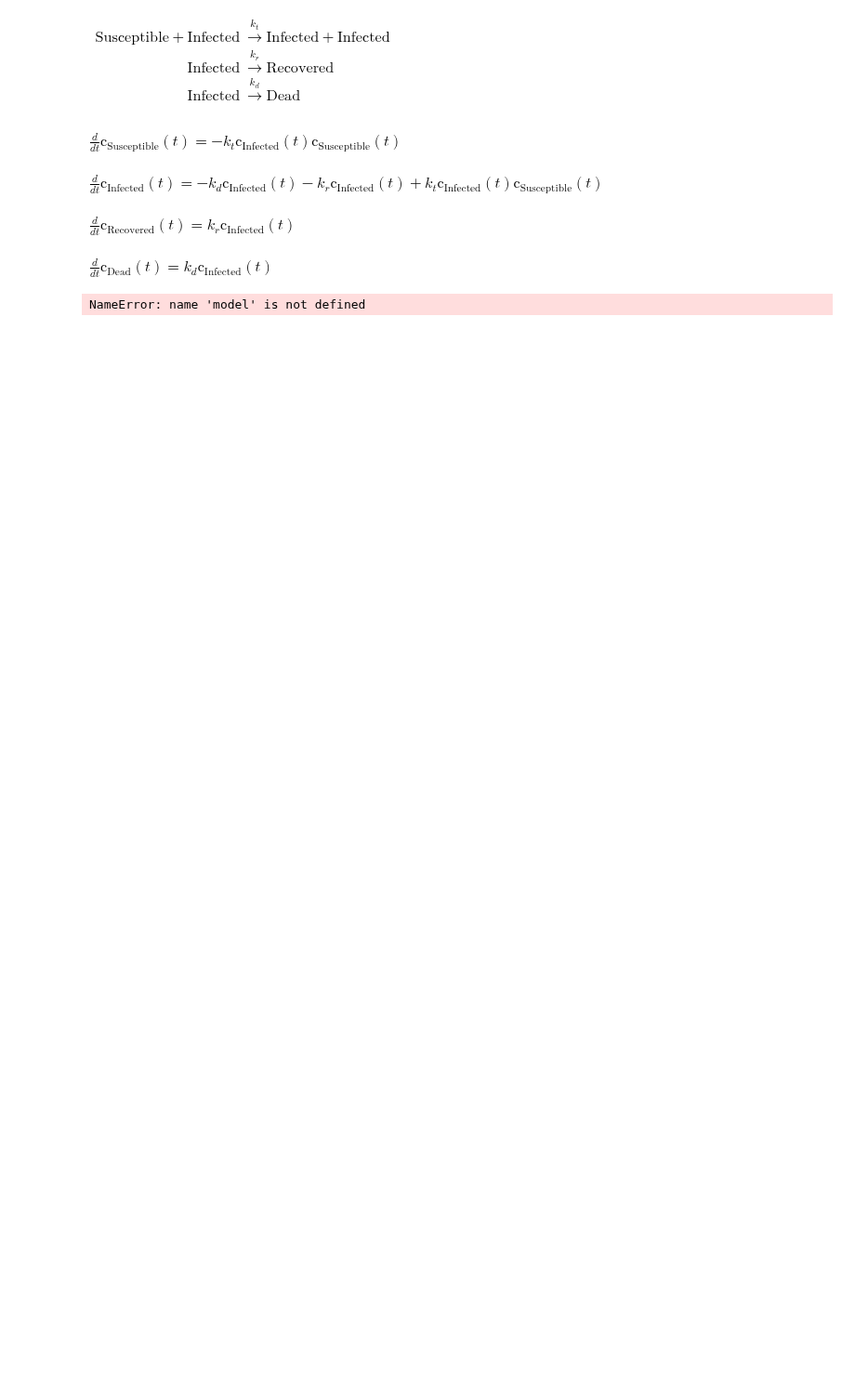
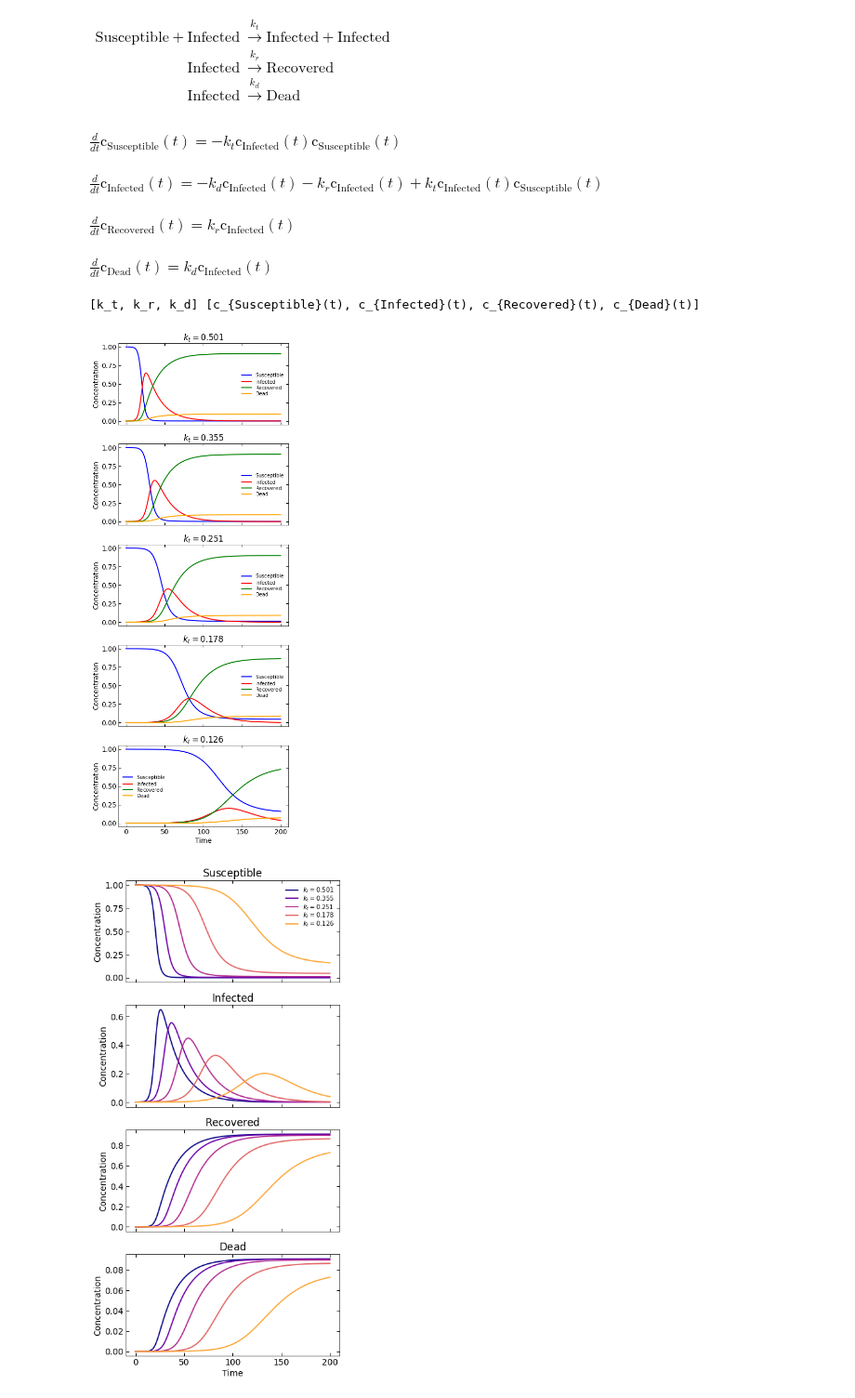
Before and after one commit to dmadea/Photo-Kinetic-Simulator, a Jupyter notebook: Simulator.ipynb, the cells around one changed output. Shown at 93% size. Cells and saved outputs as stored; diff of their text form; code cells hidden in the pictures; blank space fills up the shorter version.

```diff
--- a/Simulator.ipynb
+++ b/Simulator.ipynb
@@ -131,7 +194,18 @@ $\displaystyle \frac{d}{d t} \operatorname{c_{Infected}}{\left(t \right)} = - k_
 $\displaystyle \frac{d}{d t} \operatorname{c_{Recovered}}{\left(t \right)} = k_{r} \operatorname{c_{Infected}}{\left(t \right)}$
 $\displaystyle \frac{d}{d t} \operatorname{c_{Dead}}{\left(t \right)} = k_{d} \operatorname{c_{Infected}}{\left(t \right)}$
 # %%
-print(model.symbols['rate_constants'])
-model.simulate_model([np.logspace(-1.2, -0.5, 5), 0.05, 0.005], [2, 1e-4, 0, 0], t_max=2e2, yscale='linear', plot_separately=False)
+# print the order of rate constants and the compartment names in which they appear in the model
+print(model.symbols['rate_constants'], model.symbols['compartments'])
+
+# set the input parameters, use a range of transmission rate constants
+rate_constants = [ np.logspace(-0.3, -0.9, 5), 0.05, 0.005 ]  # in the order of k_t, k_r, k_d
+initial_concentrations = [ 1, 1e-4, 0, 0 ] # in the order of Ssusceptible, Infected, Recovered, Dead
+
+# simulate the model, the model will simulated 5 times for 5 different transmission rates
+# that were set in the rate_constants variable
+model.simulate_model(rate_constants, initial_concentrations, t_max=2e2, plot_separately=False)
+model.simulate_model(rate_constants, initial_concentrations, t_max=2e2, plot_separately=True)  # plot separately the same model
 # %% [output]
-NameError: name 'model' is not defined
+[k_t, k_r, k_d] [c_{Susceptible}(t), c_{Infected}(t), c_{Recovered}(t), c_{Dead}(t)]
+[figure, added]
+[figure, added]
```
Also changed, not shown: parts of 23 cells of this notebook, 1 other file.
